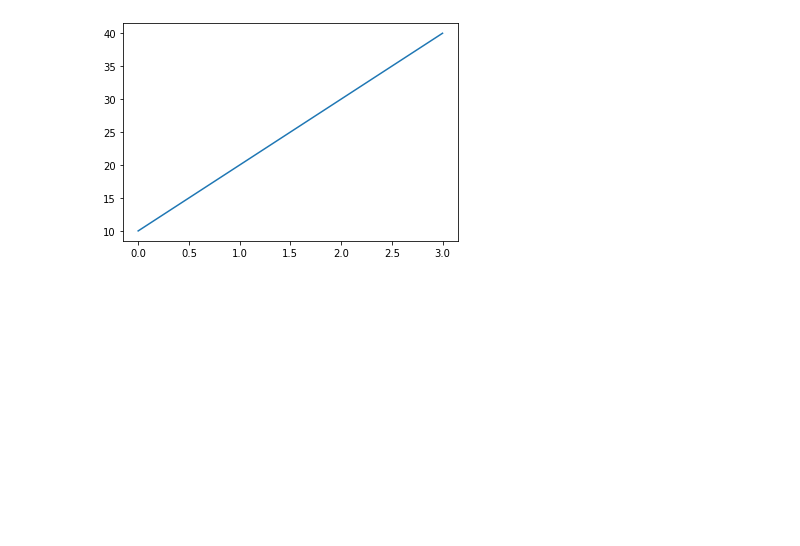
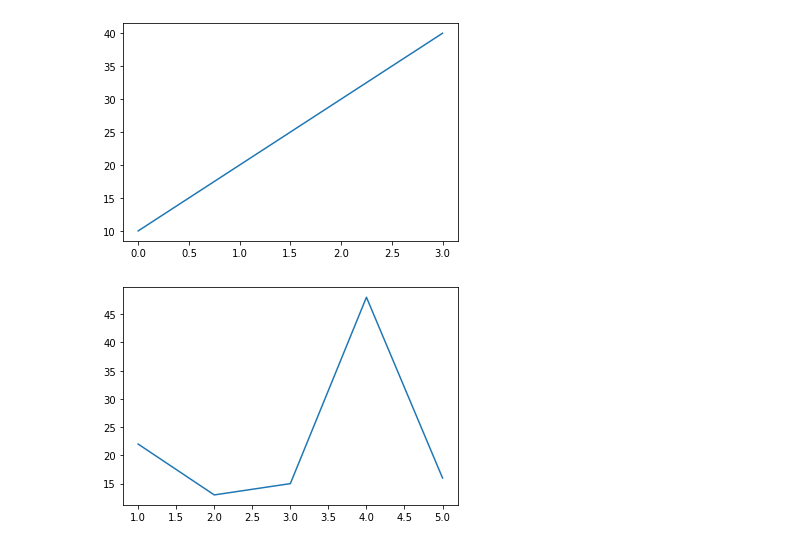
Before and after one commit to woo-kyungski/DS_study, a Jupyter notebook: 0630_CSV 파일 읽고_쓰기_시각화.ipynb, the cells around one changed output. Saved outputs shown, nothing was run; the diff lists cells and outputs as text; code cells hidden in the pictures; blank space fills up the shorter version.

```diff
--- a/0630_CSV 파일 읽고_쓰기_시각화.ipynb
+++ b/0630_CSV 파일 읽고_쓰기_시각화.ipynb
@@ -43,3 +43,13 @@ plt.plot([10,20,30,40])    # 메모리에 기본 차트(꺾은선) 생성
 plt.show()                 # 화면에 차트 출력하기
 # %% [output]
 [figure]
+# %%
+import matplotlib.pyplot as plt
+
+x=[1,2,3,4,5]
+y=[22,13,15,48,16]
+
+plt.plot(x, y)      # x축, y축 값 설정
+plt.show()
+# %% [output]
+[figure, added]
```
Also changed, not shown: parts of 12 cells of this notebook.
